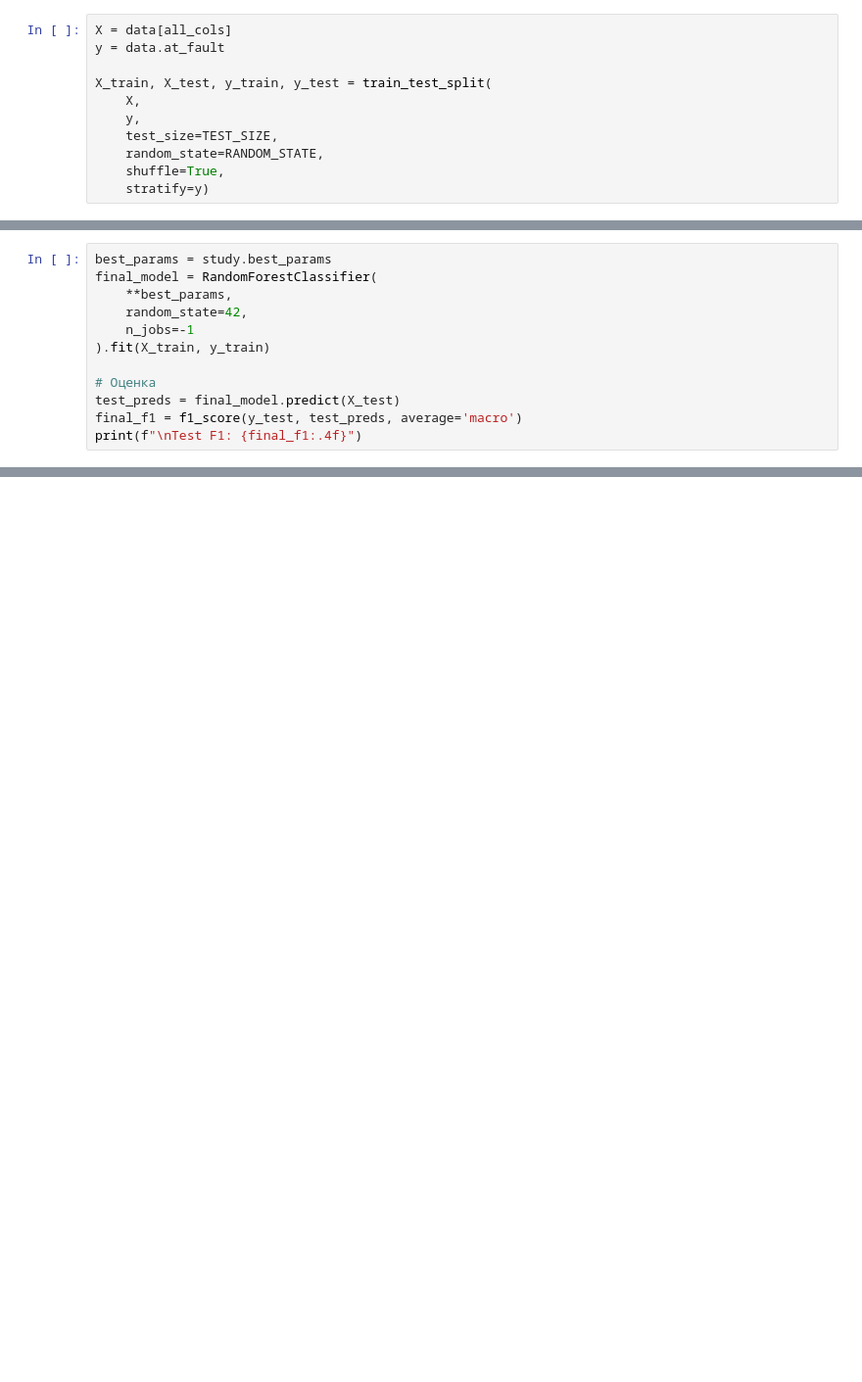
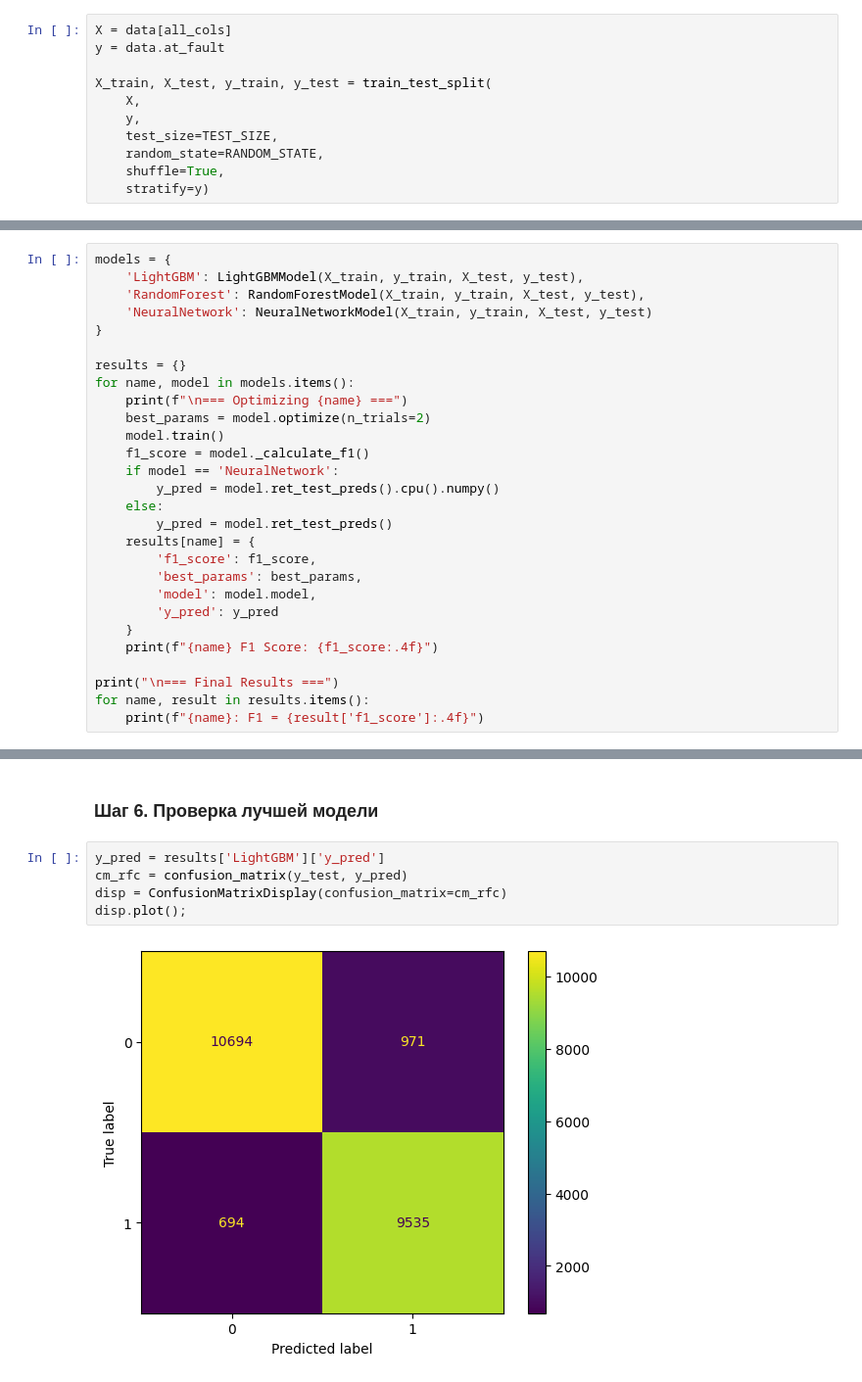
Before and after one commit to wheheheheh/carsharing-project, a Jupyter notebook: main.ipynb, the cells around one changed output, grey strips where cells are left out. Shown at 98% size. Saved outputs shown, nothing was run; the diff lists cells and outputs as text; blank space fills up the shorter version.

```diff
--- a/main.ipynb
+++ b/main.ipynb
@@ -955,12 +366,0 @@ Best trial:
-# %%
-best_params = study.best_params
-final_model = RandomForestClassifier(
-    **best_params,
-    random_state=42,
-    n_jobs=-1
-).fit(X_train, y_train)
-
-# Оценка
-test_preds = final_model.predict(X_test)
-final_f1 = f1_score(y_test, test_preds, average='macro')
-print(f"\nTest F1: {final_f1:.4f}")
@@ -975,0 +677,28 @@ plt.show()
+# %%
+models = {
+    'LightGBM': LightGBMModel(X_train, y_train, X_test, y_test),
+    'RandomForest': RandomForestModel(X_train, y_train, X_test, y_test),
+    'NeuralNetwork': NeuralNetworkModel(X_train, y_train, X_test, y_test)
+}
+
+results = {}
+for name, model in models.items():
+    print(f"\n=== Optimizing {name} ===")
+    best_params = model.optimize(n_trials=2)
+    model.train()
+    f1_score = model._calculate_f1()
+    if model == 'NeuralNetwork':
+        y_pred = model.ret_test_preds().cpu().numpy()
+    else:
+        y_pred = model.ret_test_preds()
+    results[name] = {
+        'f1_score': f1_score,
+        'best_params': best_params,
+        'model': model.model,
+        'y_pred': y_pred
+    }
+    print(f"{name} F1 Score: {f1_score:.4f}")
+
+print("\n=== Final Results ===")
+for name, result in results.items():
+    print(f"{name}: F1 = {result['f1_score']:.4f}")
@@ -975,0 +768,9 @@ plt.show()
+# %% [markdown]
+### Шаг 6. Проверка лучшей модели
+# %%
+y_pred = results['LightGBM']['y_pred']
+cm_rfc = confusion_matrix(y_test, y_pred)
+disp = ConfusionMatrixDisplay(confusion_matrix=cm_rfc)
+disp.plot();
+# %% [output]
+[figure, added]
```
Also changed, not shown: parts of 58 cells of this notebook, 1 other file.
